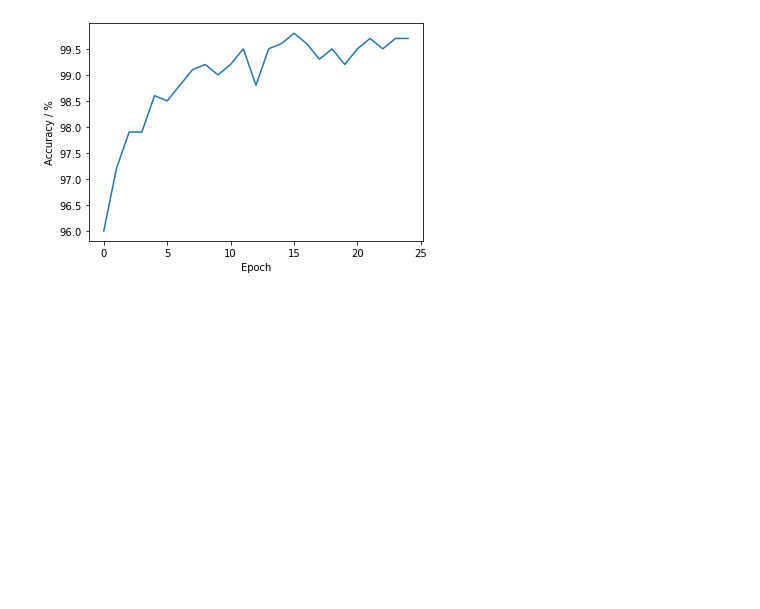
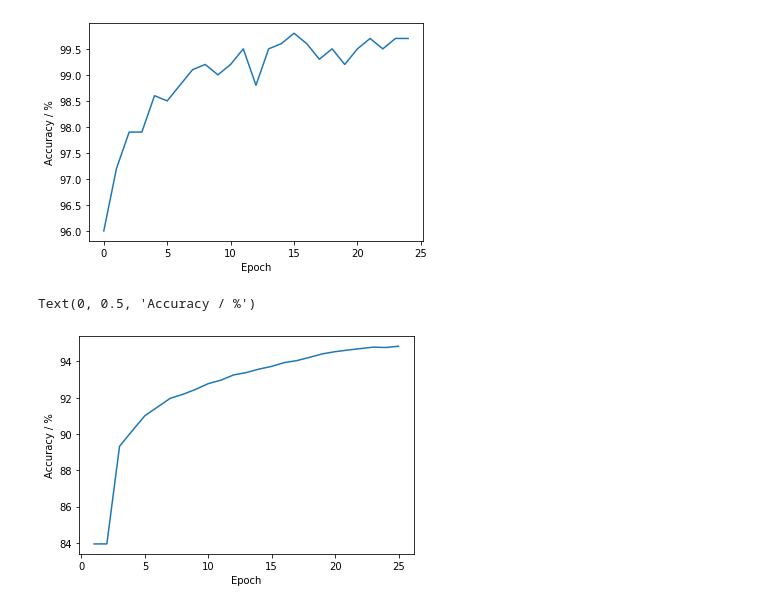
Before and after one commit to J-Heidecke/IN3063_Maths_for_AI, a Jupyter notebook: Visualizations.ipynb, the cells around one changed output. Saved outputs shown, nothing was run; the diff lists cells and outputs as text; code cells hidden in the pictures; blank space fills up the shorter version.

```diff
--- a/Visualizations.ipynb
+++ b/Visualizations.ipynb
@@ -59,3 +63,14 @@ plt.ylabel('Accuracy / %')
 # %% [output]
 Text(0, 0.5, 'Accuracy / %')
 [figure]
+# %%
+task2_epochs = [[1, 2, 3, 4, 5, 6, 7, 8, 9, 10, 11, 12, 13, 14, 15, 16, 17, 18, 19, 20, 21, 22, 23, 24, 25]
+             ,[83.94, 83.94, 89.32, 90.18, 91.01, 91.49, 91.97, 92.19, 92.46, 92.78, 92.97, 93.26, 93.39, 93.58, 93.73,
+               93.94, 94.05, 94.23, 94.42, 94.54, 94.63, 94.71, 94.79, 94.77, 94.84]]
+
+plt.plot(task2_epochs[0], task2_epochs[1])
+plt.xlabel('Epoch')
+plt.ylabel('Accuracy / %')
+# %% [output]
+Text(0, 0.5, 'Accuracy / %')
+[figure, added]
```
Also changed, not shown: parts of 6 cells of this notebook, 8 other files.
